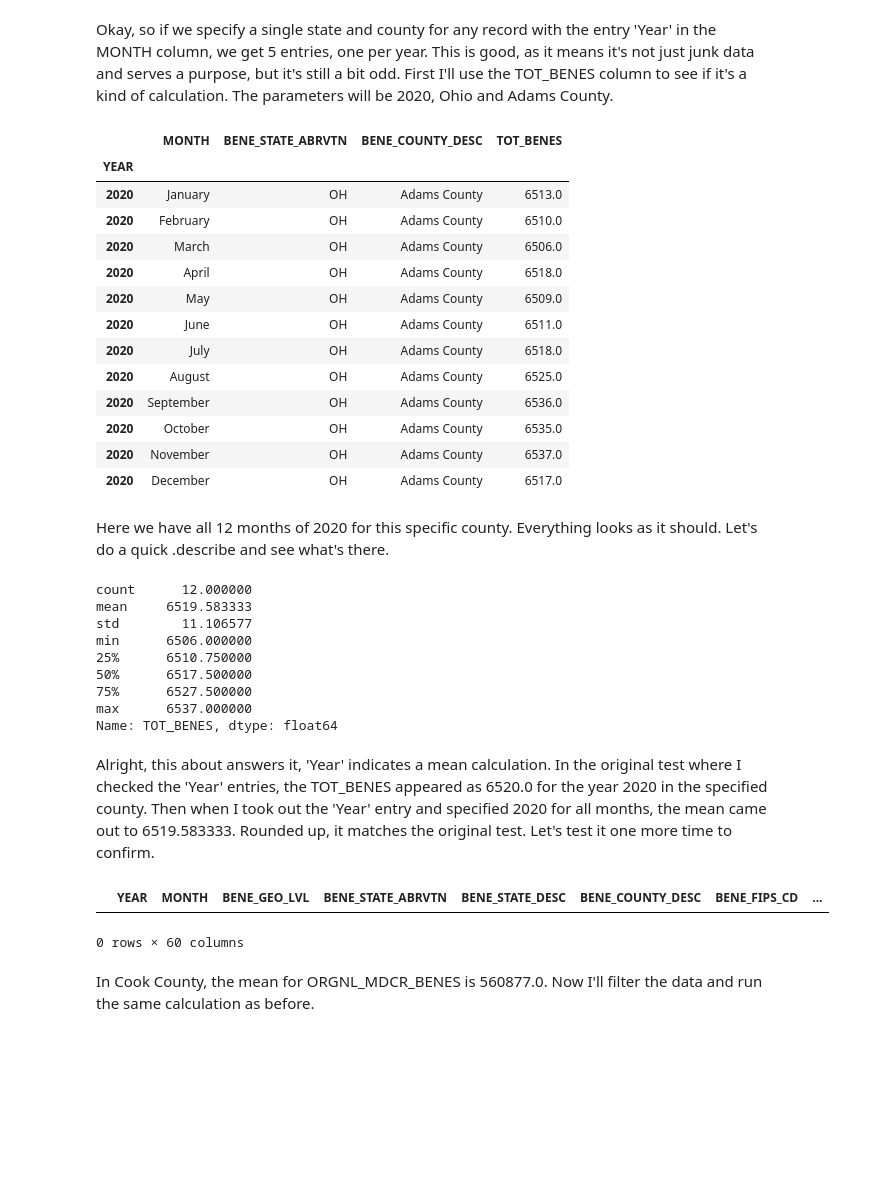
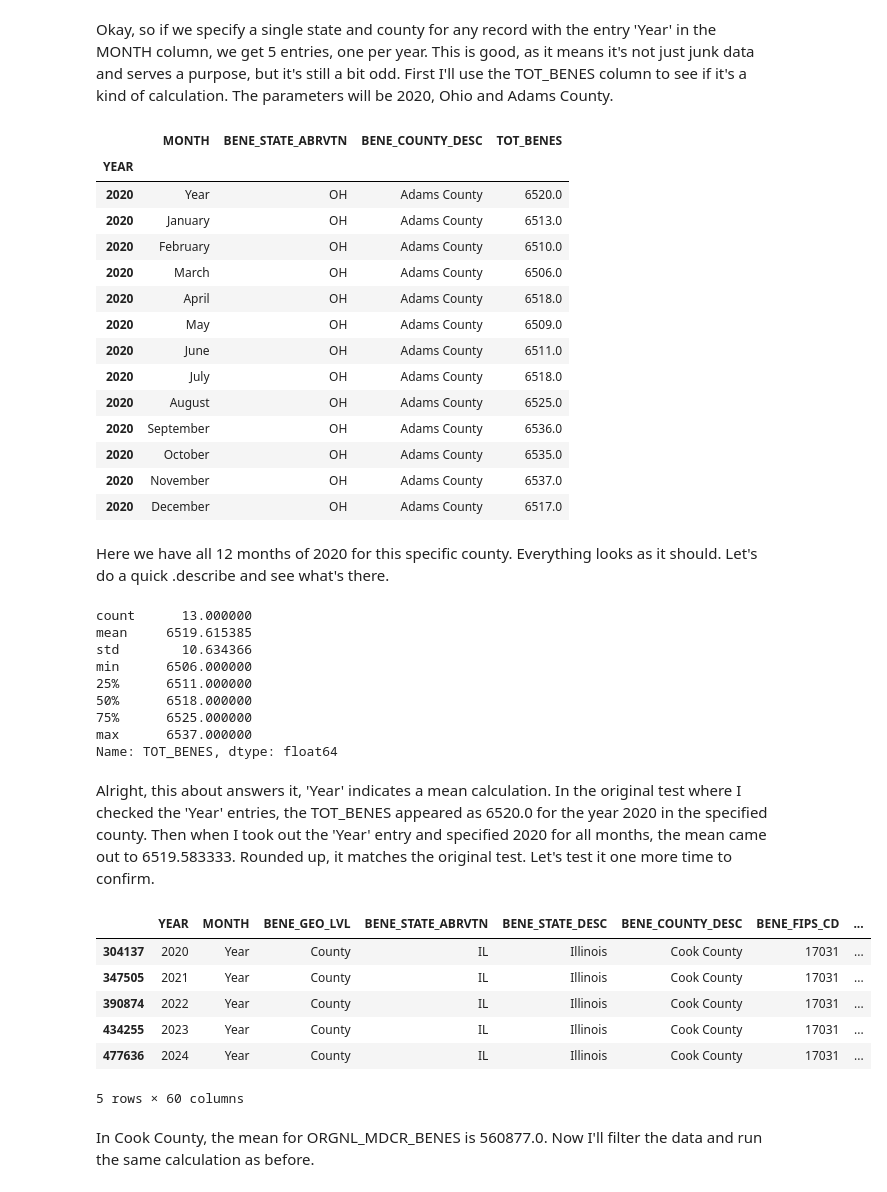
Before and after one commit to H2-data/Midwest_Medicare_Beneficiaries, a Jupyter notebook: midwest_benes_cleaning.ipynb, the cells around one changed output. Drawn from its saved outputs; the diff is of its cells as text; code cells hidden in the pictures; blank space fills up the shorter version.

```diff
--- a/midwest_benes_cleaning.ipynb
+++ b/midwest_benes_cleaning.ipynb
@@ -53,7 +49,7 @@ df.BENE_FIPS_CD.nunique()
 # %% [markdown]
 This is a big dataset, which is why I've been assigned to analyze it with a team. I'll first filter out the unessecary years. The company specified that I should only look through data from 2020-2025. Any other years will be removed.
 # %%
-yl = [2020, 2021, 2022, 2023, 2024, 2025]
-df1 = df[df['YEAR'].isin(yl)]
-df1['YEAR'].unique()
+yl = [2020, 2021, 2022, 2023, 2024]
+medicare_benes_df1 = medicare_benes_df[medicare_benes_df['YEAR'].isin(yl)]
+medicare_benes_df1['YEAR'].unique()
 # %% [output]
@@ -61,7 +57,7 @@ array([2020, 2021, 2022, 2023, 2024, 2025], dtype=int64)
 # %% [markdown]
 Next, I will only choose data from my assigned states. I was assigned states from the midwest region in the list below.
 # %%
-mids = [
+midwest = [
     "North Dakota",
     "South Dakota",
     "Minnesota",
@@ -76,8 +72,8 @@ mids = [
     "Kansas"
 ]
 
-df2 = df1[df1['BENE_STATE_DESC'].isin(mids)]
-df2['BENE_STATE_DESC'].unique()
+medicare_benes_df2 = medicare_benes_df1[medicare_benes_df1['BENE_STATE_DESC'].isin(midwest)]
+medicare_benes_df2['BENE_STATE_DESC'].unique()
 # %% [output]
 array(['Illinois', 'Indiana', 'Iowa', 'Kansas', 'Michigan', 'Minnesota',
        'Missouri', 'Nebraska', 'North Dakota', 'Ohio', 'South Dakota',
@@ -105,8 +101,8 @@ memory usage: 34.2+ MB
 # %% [markdown]
 Now I have all my assigned data from the master spreadsheet. In the info above you may notice that there are no null values. I checked the original spreadsheet in Excel, and realized that this is because missing values appear to be represented by an asterisk (*) instead of a blank or np.nan. To get a better idea of missing data distributions, I'll change the asterisks to np.nan.
 # %%
-df3 = df2.replace('*', np.nan)
-df3 = df3.replace('\\N', np.nan)
-df3.info()
+medicare_benes_df3 = medicare_benes_df2.replace('*', np.nan)
+medicare_benes_df3 = medicare_benes_df3.replace('\\N', np.nan)
+medicare_benes_df3.info()
 # %% [output]
 <class 'pandas.core.frame.DataFrame'>
@@ -137,10 +133,10 @@ Next, I want to check outliers, but we have a bit of a data type issue. Almsot a
 # %%
 list = ['YEAR', 'MONTH', 'BENE_GEO_LVL', 'BENE_STATE_ABRVTN', 'BENE_STATE_DESC', 'BENE_COUNTY_DESC', 'BENE_FIPS_CD']
 
-for col in df3.columns:
+for col in medicare_benes_df3.columns:
     if col not in list:
-        df3[col] = df3[col].astype('float64')
+        medicare_benes_df3[col] = medicare_benes_df3[col].astype('float64')
 
-df3.info()
+medicare_benes_df3.info()
 # %% [output]
 <class 'pandas.core.frame.DataFrame'>
@@ -204,16 +205,17 @@ test[['YEAR', 'MONTH','BENE_STATE_ABRVTN', 'BENE_COUNTY_DESC', 'TOT_BENES']].set
 # %% [markdown]
 Okay, so if we specify a single state and county for any record with the entry 'Year' in the MONTH column, we get 5 entries, one per year. This is good, as it means it's not just junk data and serves a purpose, but it's still a bit odd. First I'll use the TOT_BENES column to see if it's a kind of calculation. The parameters will be 2020, Ohio and Adams County.
 # %%
-test2 = df3[
-    (df3['BENE_COUNTY_DESC'] == 'Adams County') &
-    (df3['BENE_STATE_DESC'] == 'Ohio') &
-    (df3['YEAR'] == 2020)
+year_col_test = medicare_benes_df3[
+    (medicare_benes_df3['BENE_COUNTY_DESC'] == 'Adams County') &
+    (medicare_benes_df3['BENE_STATE_DESC'] == 'Ohio') &
+    (medicare_benes_df3['YEAR'] == 2020)
     ]
 
-test2[['YEAR', 'MONTH','BENE_STATE_ABRVTN', 'BENE_COUNTY_DESC', 'TOT_BENES']].set_index('YEAR')
+year_col_test[['YEAR', 'MONTH','BENE_STATE_ABRVTN', 'BENE_COUNTY_DESC', 'TOT_BENES']].set_index('YEAR')
 # %% [output]
 |  | MONTH | BENE_STATE_ABRVTN | BENE_COUNTY_DESC | TOT_BENES |
 | YEAR |  |  |  |  |
+| 2020 | Year | OH | Adams County | 6520.0 |
 | 2020 | January | OH | Adams County | 6513.0 |
 | 2020 | February | OH | Adams County | 6510.0 |
 | 2020 | March | OH | Adams County | 6506.0 |
@@ -229,30 +231,35 @@ test2[['YEAR', 'MONTH','BENE_STATE_ABRVTN', 'BENE_COUNTY_DESC', 'TOT_BENES']].se
 # %% [markdown]
 Here we have all 12 months of 2020 for this specific county. Everything looks as it should. Let's do a quick .describe and see what's there.
 # %%
-test2['TOT_BENES'].describe()
+year_col_test['TOT_BENES'].describe()
 # %% [output]
-count      12.000000
-mean     6519.583333
-std        11.106577
+count      13.000000
+mean     6519.615385
+std        10.634366
 min      6506.000000
-25%      6510.750000
-50%      6517.500000
-75%      6527.500000
+25%      6511.000000
+50%      6518.000000
+75%      6525.000000
 max      6537.000000
 Name: TOT_BENES, dtype: float64
 # %% [markdown]
 Alright, this about answers it, 'Year' indicates a mean calculation. In the original test where I checked the 'Year' entries, the TOT_BENES appeared as 6520.0 for the year 2020 in the specified county. Then when I took out the 'Year' entry and specified 2020 for all months, the mean came out to 6519.583333. Rounded up, it matches the original test. Let's test it one more time to confirm.
 # %%
-test = df3[
-    (df3['MONTH'] == 'Year') &
-     (df3['BENE_COUNTY_DESC'] == 'Cook County') &
-      (df3['BENE_STATE_DESC'] == 'Illinois')
+year_col_test2 = medicare_benes_df3[
+    (medicare_benes_df3['MONTH'] == 'Year') &
+     (medicare_benes_df3['BENE_COUNTY_DESC'] == 'Cook County') &
+      (medicare_benes_df3['BENE_STATE_DESC'] == 'Illinois')
       ]
 
-test
+year_col_test2
 # %% [output]
 |  | YEAR | MONTH | BENE_GEO_LVL | BENE_STATE_ABRVTN | BENE_STATE_DESC | BENE_COUNTY_DESC | BENE_FIPS_CD | ... |
+| 304137 | 2020 | Year | County | IL | Illinois | Cook County | 17031 | ... |
+| 347505 | 2021 | Year | County | IL | Illinois | Cook County | 17031 | ... |
+| 390874 | 2022 | Year | County | IL | Illinois | Cook County | 17031 | ... |
+| 434255 | 2023 | Year | County | IL | Illinois | Cook County | 17031 | ... |
+| 477636 | 2024 | Year | County | IL | Illinois | Cook County | 17031 | ... |
-0 rows × 60 columns
+5 rows × 60 columns
 # %% [markdown]
 In Cook County, the mean for ORGNL_MDCR_BENES is 560877.0. Now I'll filter the data and run the same calculation as before.
 # %%
```
Also changed, not shown: parts of 34 cells of this notebook, 2 other files.
